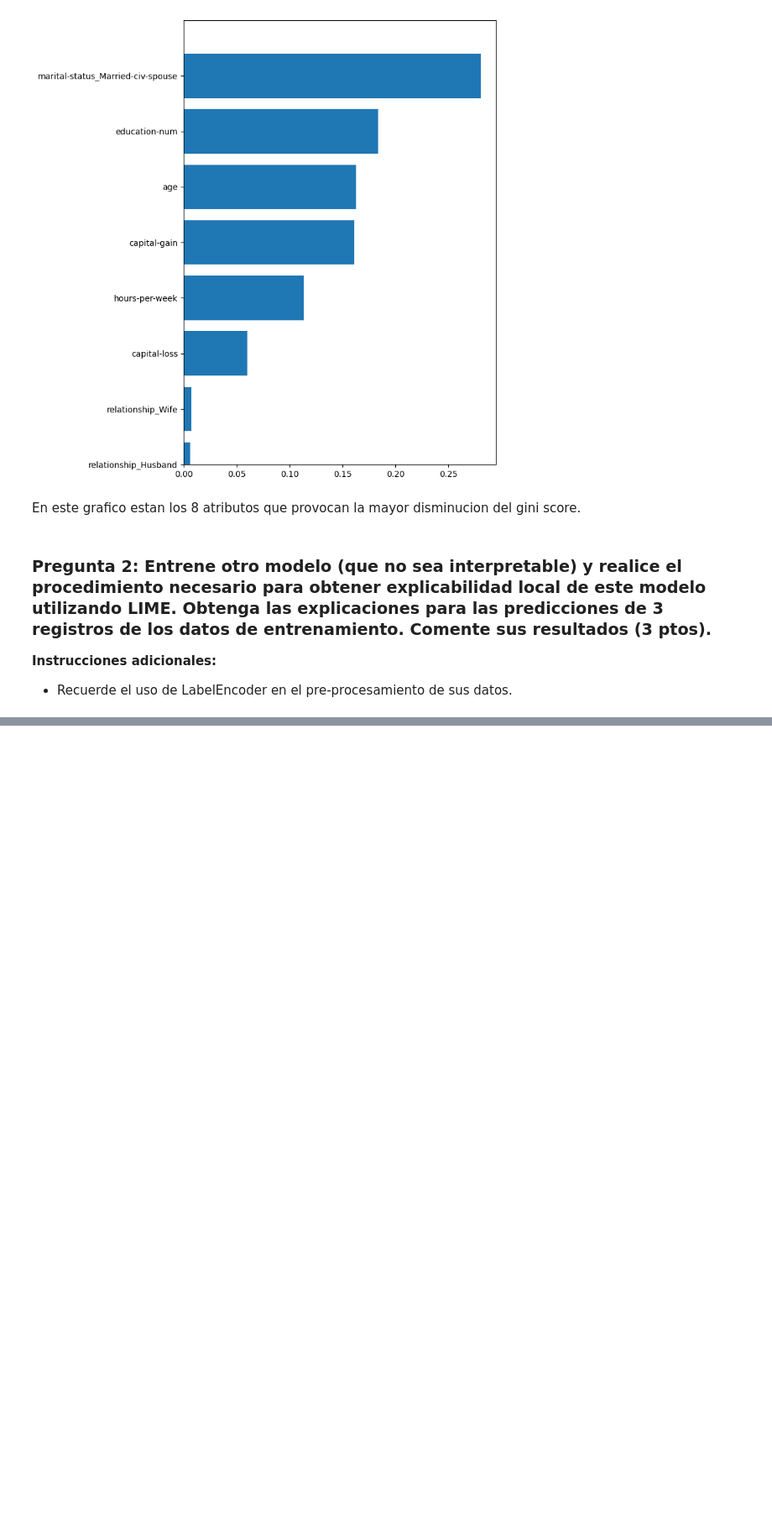
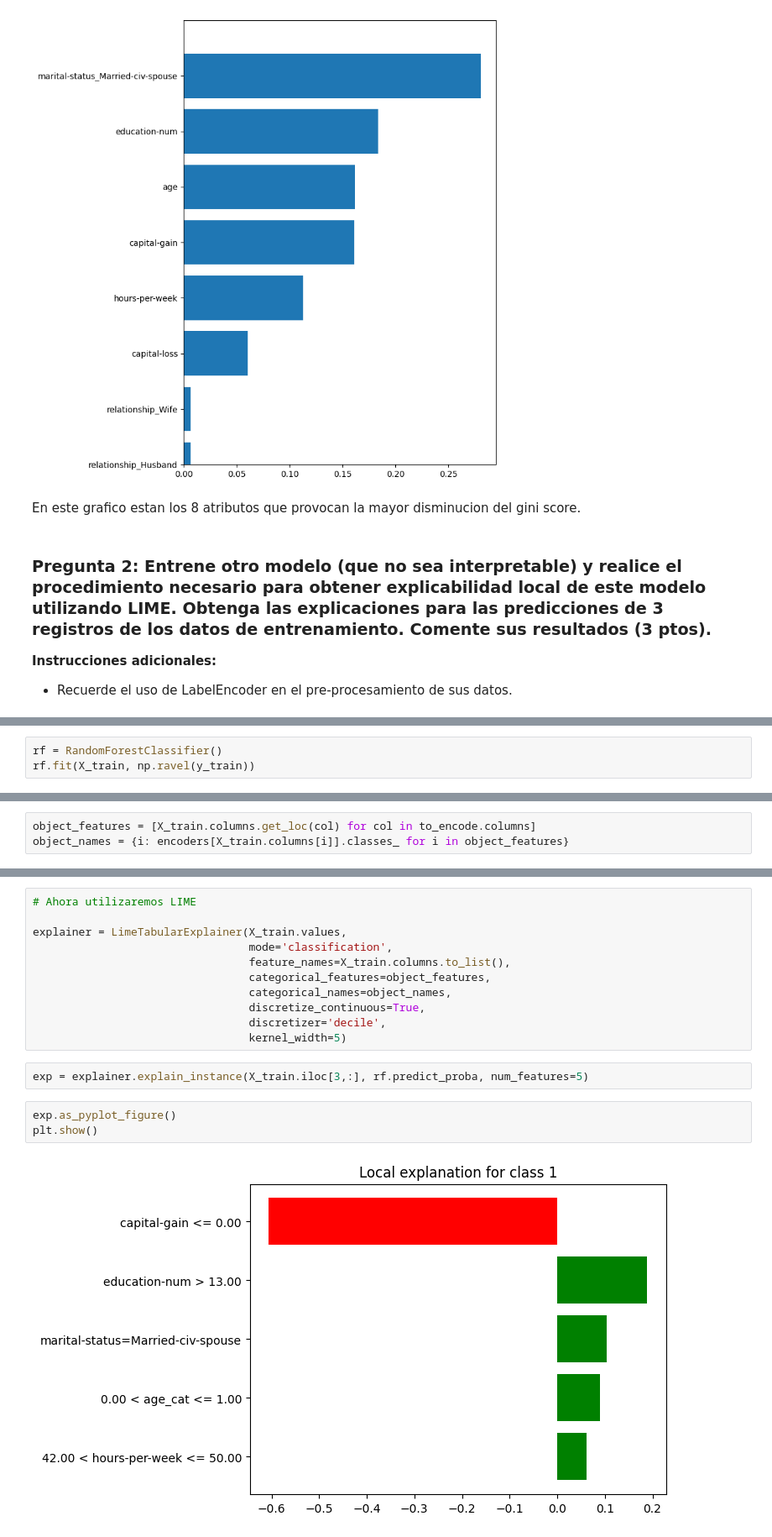
Before and after one commit to spoblete44/Etica-, a Jupyter notebook: Taller 3/Taller_Sumativo_3.ipynb, the cells around one changed output, grey strips where cells are left out. Shown at 84% size. Saved outputs shown, nothing was run; the diff lists cells and outputs as text; blank space fills up the shorter version.

```diff
--- a/Taller 3/Taller_Sumativo_3.ipynb
+++ b/Taller 3/Taller_Sumativo_3.ipynb
@@ -131,0 +295,3 @@ En este grafico estan los 8 atributos que provocan la mayor disminucion del gini
+# %%
+rf = RandomForestClassifier()
+rf.fit(X_train, np.ravel(y_train))
@@ -131,0 +321,3 @@ En este grafico estan los 8 atributos que provocan la mayor disminucion del gini
+# %%
+object_features = [X_train.columns.get_loc(col) for col in to_encode.columns]
+object_names = {i: encoders[X_train.columns[i]].classes_ for i in object_features}
@@ -131,0 +348,18 @@ En este grafico estan los 8 atributos que provocan la mayor disminucion del gini
+# %%
+# Ahora utilizaremos LIME
+
+explainer = LimeTabularExplainer(X_train.values,
+                                 mode='classification',
+                                 feature_names=X_train.columns.to_list(),
+                                 categorical_features=object_features,
+                                 categorical_names=object_names,
+                                 discretize_continuous=True,
+                                 discretizer='decile',
+                                 kernel_width=5)
+# %%
+exp = explainer.explain_instance(X_train.iloc[3,:], rf.predict_proba, num_features=5)
+# %%
+exp.as_pyplot_figure()
+plt.show()
+# %% [output]
+[figure, added]
```
Also changed, not shown: parts of 21 cells of this notebook.
